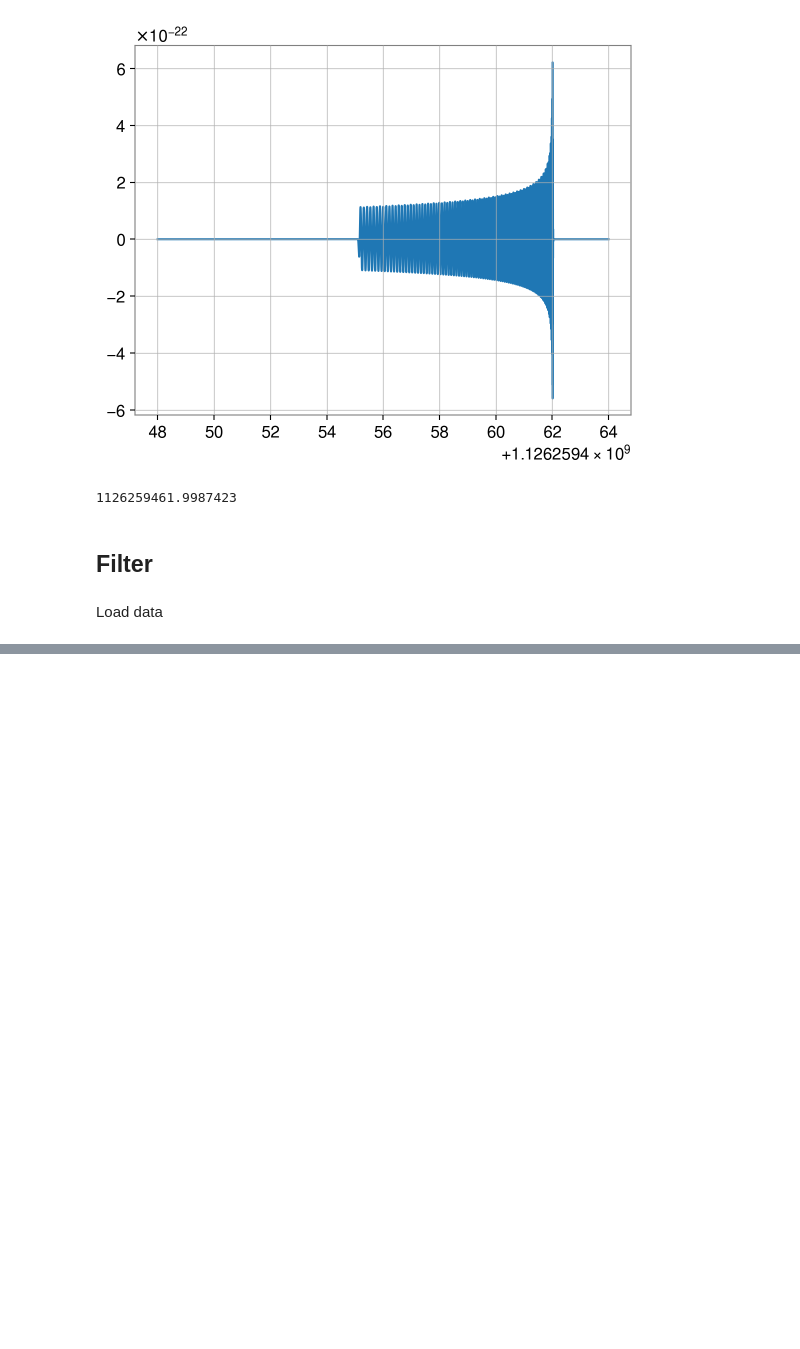
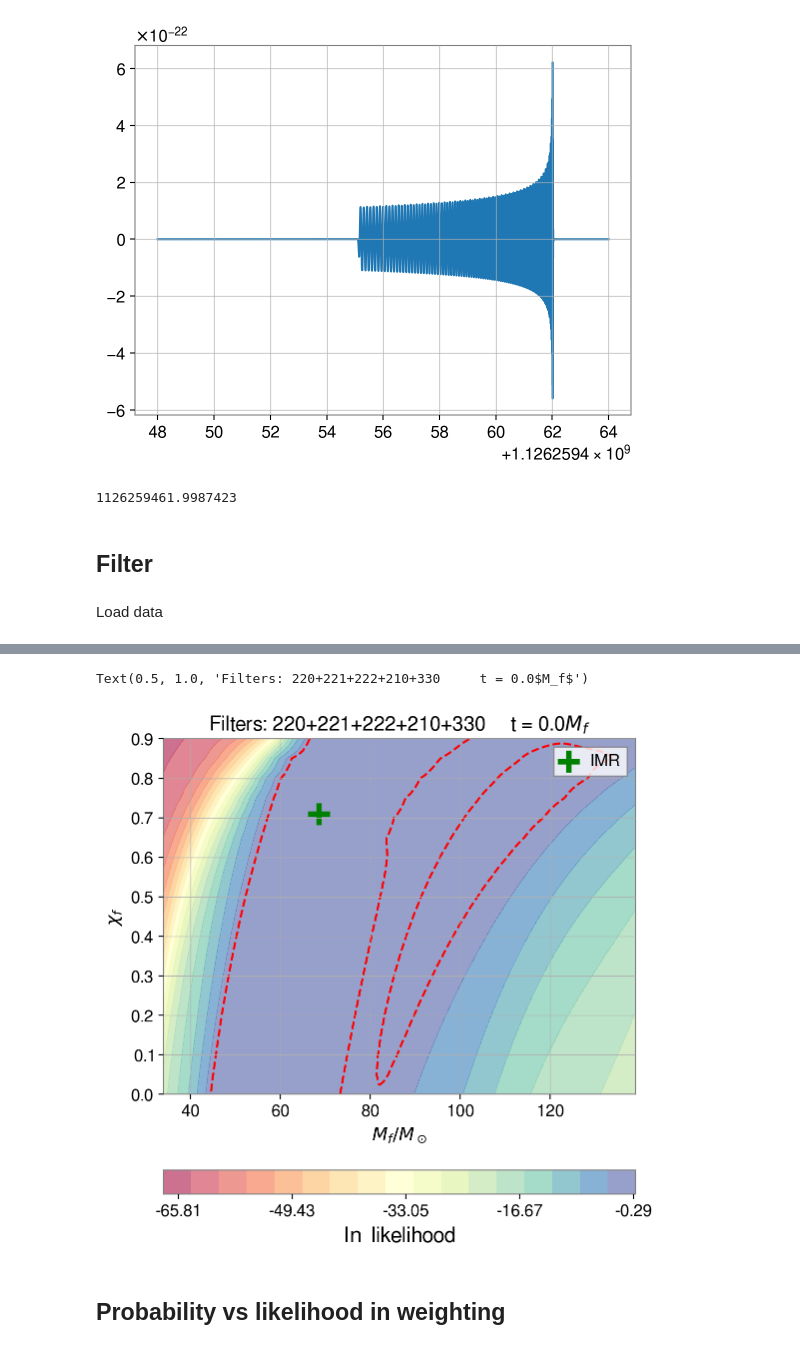
Before and after one commit to Lu-Neil/qnm_filter, a Jupyter notebook: code_demo/Systematics/Systematics MDC.ipynb, the cells around one changed output, grey strips where cells are left out. Cells and saved outputs as stored; diff of their text form; code cells hidden in the pictures; blank space fills up the shorter version.

```diff
--- a/code_demo/Systematics/Systematics MDC.ipynb
+++ b/code_demo/Systematics/Systematics MDC.ipynb
@@ -94,0 +97,3 @@ credible_region = qnm_filter.find_credible_region(likelihood_data)
+# %%
+filters_str = '+'.join([''.join(str(i) for i in j) for j in input['model_list']])
+time_str = str((input['t_init'] - SSB_peak_time)/mass_unit)
@@ -94,0 +110,31 @@ credible_region = qnm_filter.find_credible_region(likelihood_data)
+# %%
+pl.rc('figure', figsize=(6.1, 6.6))
+fig, ax = pl.subplots()
+contours = ax.contourf(mass_grid, chi_grid, likelihood_data, 20, cmap='Spectral',
+                       origin='lower', alpha=0.6, linestyles='--')
+dotted = ax.contour(mass_grid, chi_grid, likelihood_data, [credible_region], colors = 'red', \
+                   linestyles ='--')
+ax.scatter(x=theoretical_values[0], y=theoretical_values[1], s=255, marker='+',
+           c='g', linewidths=4, label='IMR')
+# ax.scatter(x=average_mass, y=average_chi, s=255, marker='+',
+#            c='r', linewidths=4, label='weighted average')
+# ax.scatter(x=MAP_value[0], y=MAP_value[1], s=255, marker='+',
+#            c='y', linewidths=4, label='MAP')
+
+
+# coloarbar
+cbar=fig.colorbar(contours, orientation="horizontal",
+                  pad=0.15, format='%3.2f')
+cbar.set_label(r'$\ln$ likelihood', fontsize=15)
+cbar.set_ticks(np.linspace(np.min(likelihood_data), np.max(likelihood_data), 5))
+
+pl.xlabel(r'$M_f/M_\odot$', fontsize=13)
+pl.ylabel(r'$\chi_f$', fontsize=13)
+pl.legend()
+ax.set_title("Filters: " + filters_str + "     t = " + time_str + r'$M_f$')
+# ax.text(118, 0.1, '$\epsilon_{MAP} = %.2f$' '\n' '$\epsilon_{avg} = %.2f$' % (MAP_epsilon, average_epsilon))
+# %% [output]
+Text(0.5, 1.0, 'Filters: 220+221+222+210+330     t = 0.0$M_f$')
+[figure, added]
+# %% [markdown]
+## Probability vs likelihood in weighting
```
Also changed, not shown: parts of 30 cells of this notebook, 3 other files.
